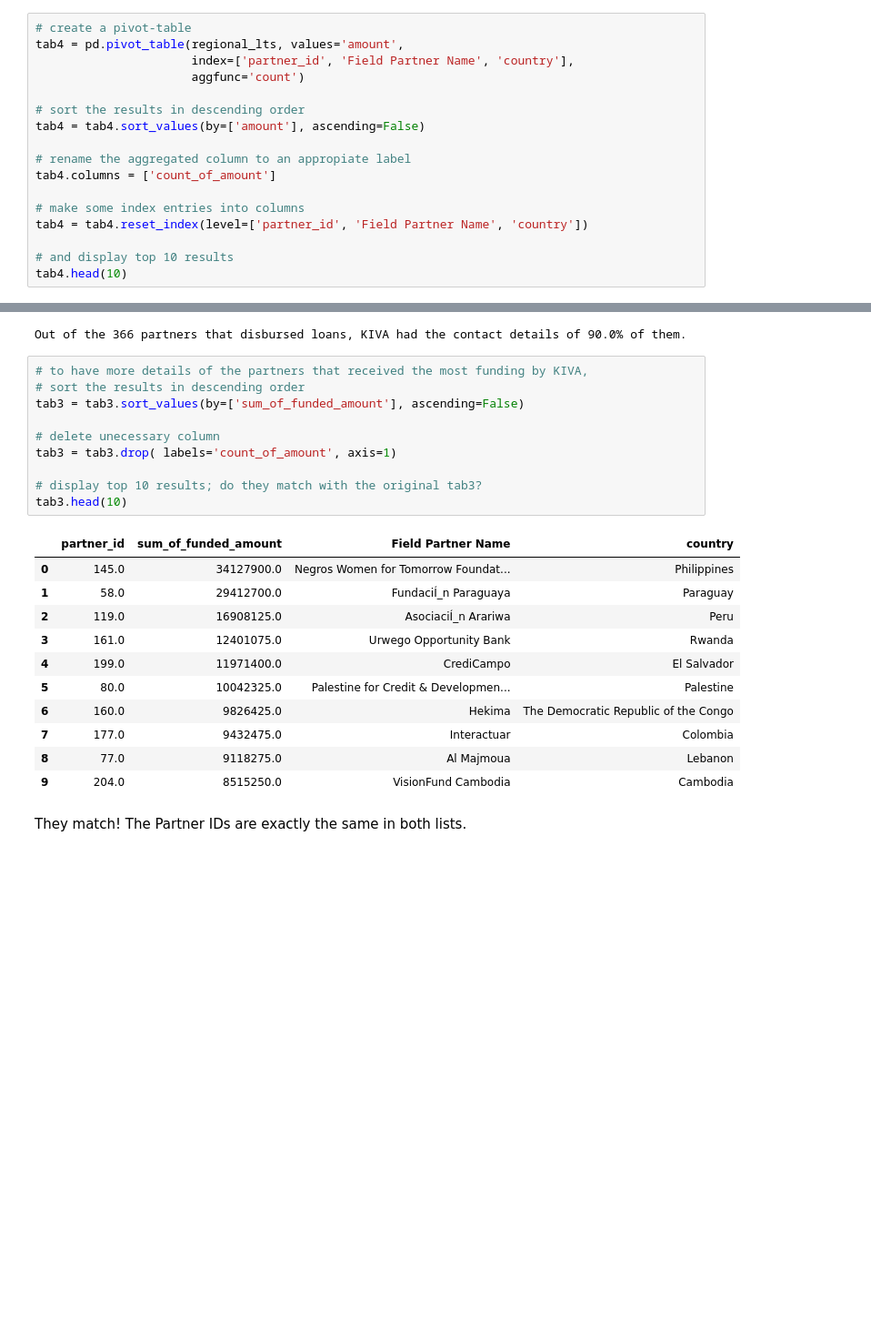
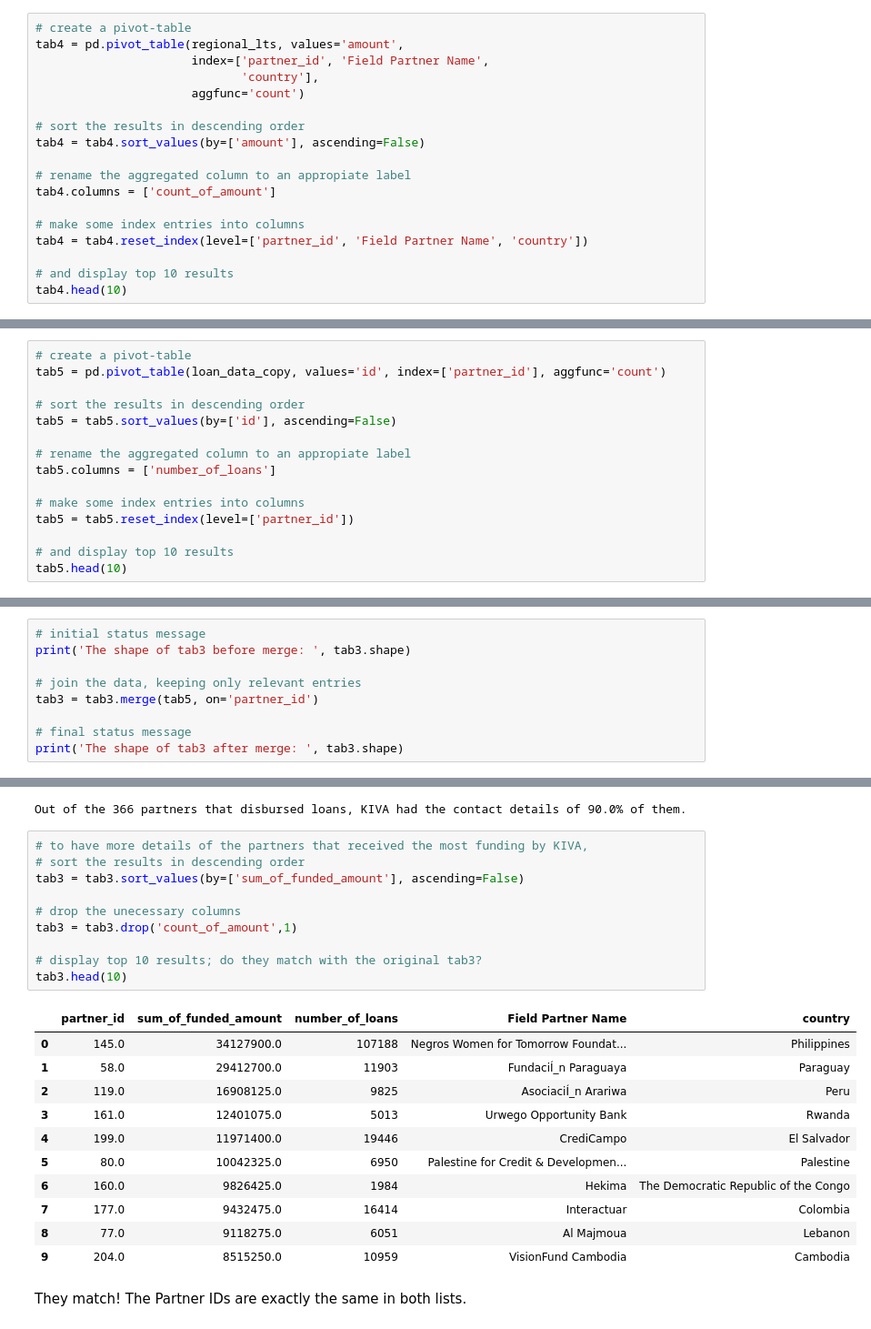
Before and after one commit to masterpython4ds/assignment-1-CeeThinwa, a Jupyter notebook: KIVA Analysis.ipynb, the cells around one changed output, grey strips where cells are left out. Shown at 91% size. Drawn from its saved outputs; the diff is of its cells as text; blank space fills up the shorter version.

```diff
--- a/KIVA Analysis.ipynb
+++ b/KIVA Analysis.ipynb
@@ -554,7 +563,8 @@ tab3.head(10)
 # %%
 # create a pivot-table
 tab4 = pd.pivot_table(regional_lts, values='amount',
-                      index=['partner_id', 'Field Partner Name', 'country'],
+                      index=['partner_id', 'Field Partner Name',
+                             'country'],
                       aggfunc='count')
 
 # sort the results in descending order
@@ -580,3 +590,18 @@ tab4.head(10)
 | 7 | 171.0 | Bai Tushum Bank | Kyrgyzstan | 393 |
 | 8 | 452.0 | African Clean Energy (ACE) | Lesotho | 336 |
 | 9 | 204.0 | VisionFund Cambodia | Cambodia | 324 |
+# %%
+# create a pivot-table
+tab5 = pd.pivot_table(loan_data_copy, values='id', index=['partner_id'], aggfunc='count')
+
+# sort the results in descending order
+tab5 = tab5.sort_values(by=['id'], ascending=False)
+
+# rename the aggregated column to an appropiate label
+tab5.columns = ['number_of_loans']
+
+# make some index entries into columns
+tab5 = tab5.reset_index(level=['partner_id'])
+
+# and display top 10 results
+tab5.head(10)
@@ -582,0 +620,9 @@ tab4.head(10)
+# %%
+# initial status message
+print('The shape of tab3 before merge: ', tab3.shape)
+
+# join the data, keeping only relevant entries
+tab3 = tab3.merge(tab5, on='partner_id')
+
+# final status message
+print('The shape of tab3 after merge: ', tab3.shape)
@@ -602,24 +651,24 @@ Out of the 366 partners that disbursed loans, KIVA had the contact details of 90
 # %%
 # to have more details of the partners that received the most funding by KIVA,
 # sort the results in descending order
 tab3 = tab3.sort_values(by=['sum_of_funded_amount'], ascending=False)
 
-# delete unecessary column
-tab3 = tab3.drop( labels='count_of_amount', axis=1)
+# drop the unecessary columns
+tab3 = tab3.drop('count_of_amount',1)
 
 # display top 10 results; do they match with the original tab3?
 tab3.head(10)
 # %% [output]
-|  | partner_id | sum_of_funded_amount | Field Partner Name | country |
-| 0 | 145.0 | 34127900.0 | Negros Women for Tomorrow Foundat... | Philippines |
-| 1 | 58.0 | 29412700.0 | FundaciÍ_n Paraguaya | Paraguay |
-| 2 | 119.0 | 16908125.0 | AsociaciÍ_n Arariwa | Peru |
-| 3 | 161.0 | 12401075.0 | Urwego Opportunity Bank | Rwanda |
-| 4 | 199.0 | 11971400.0 | CrediCampo | El Salvador |
-| 5 | 80.0 | 10042325.0 | Palestine for Credit & Developmen... | Palestine |
-| 6 | 160.0 | 9826425.0 | Hekima | The Democratic Republic of the Congo |
-| 7 | 177.0 | 9432475.0 | Interactuar | Colombia |
-| 8 | 77.0 | 9118275.0 | Al Majmoua | Lebanon |
-| 9 | 204.0 | 8515250.0 | VisionFund Cambodia | Cambodia |
+|  | partner_id | sum_of_funded_amount | number_of_loans | Field Partner Name | country |
+| 0 | 145.0 | 34127900.0 | 107188 | Negros Women for Tomorrow Foundat... | Philippines |
+| 1 | 58.0 | 29412700.0 | 11903 | FundaciÍ_n Paraguaya | Paraguay |
+| 2 | 119.0 | 16908125.0 | 9825 | AsociaciÍ_n Arariwa | Peru |
+| 3 | 161.0 | 12401075.0 | 5013 | Urwego Opportunity Bank | Rwanda |
+| 4 | 199.0 | 11971400.0 | 19446 | CrediCampo | El Salvador |
+| 5 | 80.0 | 10042325.0 | 6950 | Palestine for Credit & Developmen... | Palestine |
+| 6 | 160.0 | 9826425.0 | 1984 | Hekima | The Democratic Republic of the Congo |
+| 7 | 177.0 | 9432475.0 | 16414 | Interactuar | Colombia |
+| 8 | 77.0 | 9118275.0 | 6051 | Al Majmoua | Lebanon |
+| 9 | 204.0 | 8515250.0 | 10959 | VisionFund Cambodia | Cambodia |
 # %% [markdown]
 They match! The Partner IDs are exactly the same in both lists.
```
Also changed, not shown: parts of 28 cells of this notebook.
